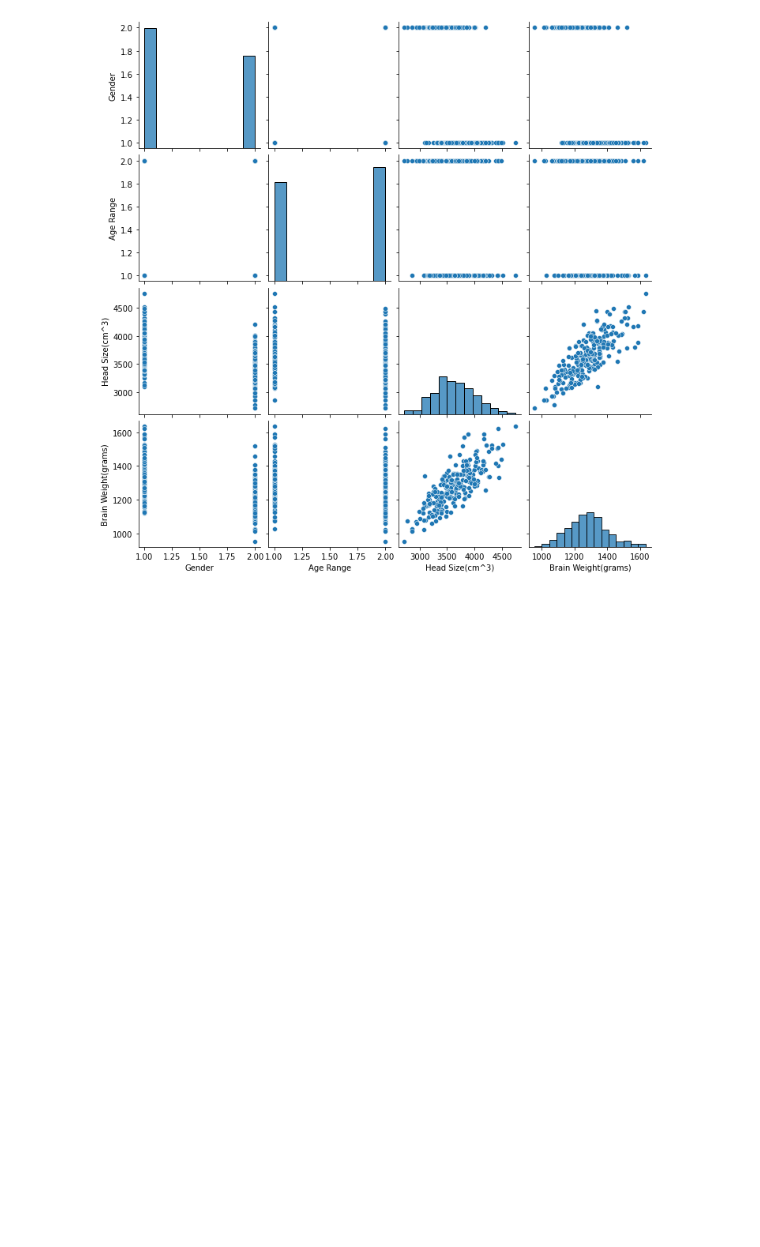
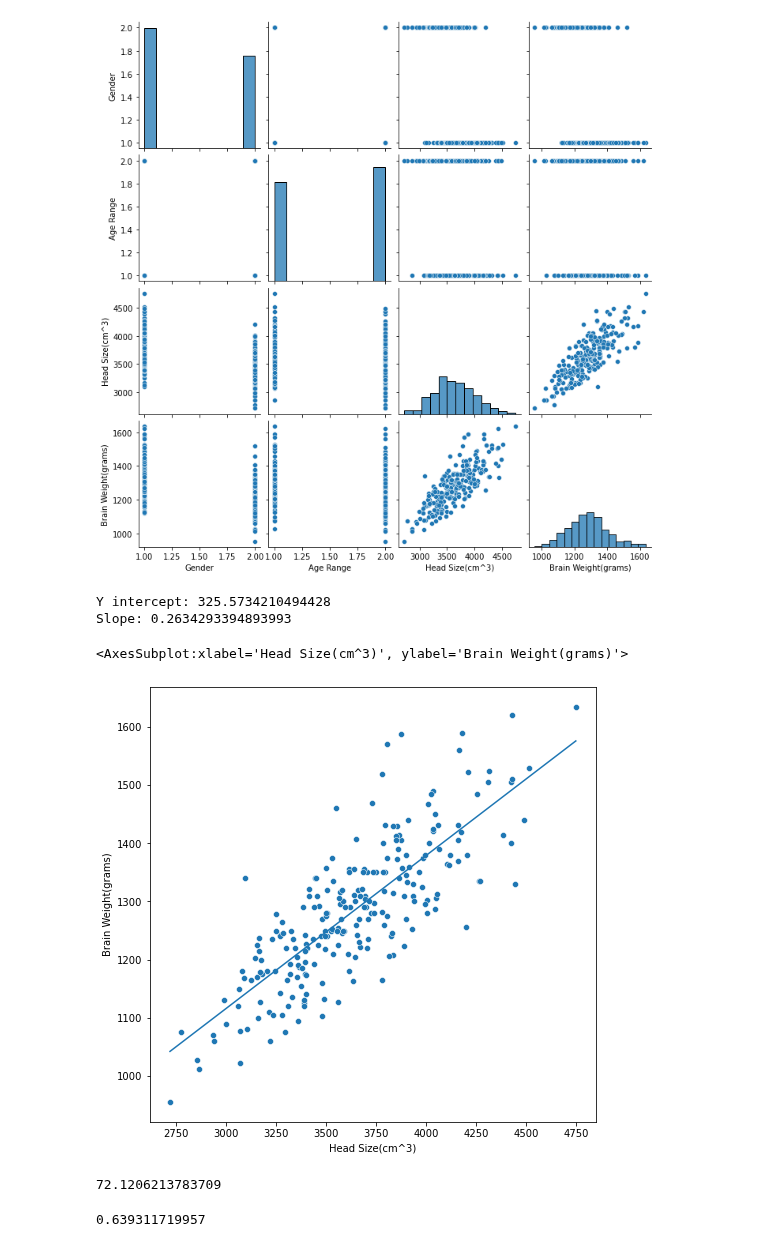
Before and after one commit to allyryry/BasicClassExamples, a Jupyter notebook: 019_regression_2.ipynb, the cells around one changed output. Saved outputs shown, nothing was run; the diff lists cells and outputs as text; code cells hidden in the pictures; blank space fills up the shorter version.

```diff
--- a/019_regression_2.ipynb
+++ b/019_regression_2.ipynb
@@ -197,3 +189,9 @@ df2.head()
+# %%
+df2 = pd.read_csv("brain.csv")
+df2.head()
+newx = "Head Size(cm^3)"
+newy = 'Brain Weight(grams)'
+df2 = df2[["Head Size(cm^3)", "Brain Weight(grams)"]]
 # %%
 sns.pairplot(df2)
 # %% [output]
@@ -204,8 +200,29 @@ sns.pairplot(df2)
+# %%
+#Do a regression.
+inter1, slope1 = thinkstats2.LeastSquares(df2[newx],df2[newy])
+res1 = thinkstats2.Residuals(df2[newx], df2[newy], inter1, slope1)
+regLine1 = thinkstats2.FitLine(df2[newx], inter1, slope1)
+print("Y intercept:", inter1)
+print("Slope:", slope1)
+# %% [output]
+Y intercept: 325.5734210494428
+Slope: 0.2634293394893993
 # %%
 #Plot the result, and the residuals
+sns.scatterplot(x=df2[newx], y=df2[newy])
+sns.lineplot(x=regLine1[0], y=regLine1[1])
+# %% [output]
+<AxesSubplot:xlabel='Head Size(cm^3)', ylabel='Brain Weight(grams)'>
+[figure, added]
 # %%
 #Calculate RMSE
+rmseFromResiduals(res1)
+# %% [output]
+72.1206213783709
 # %%
 #Calculate R2
+rSquared(df2[newy],res1)
+# %% [output]
+0.639311719957
 # %%
 #Use the models to do some predicting.
```
Also changed, not shown: parts of 6 cells of this notebook.
